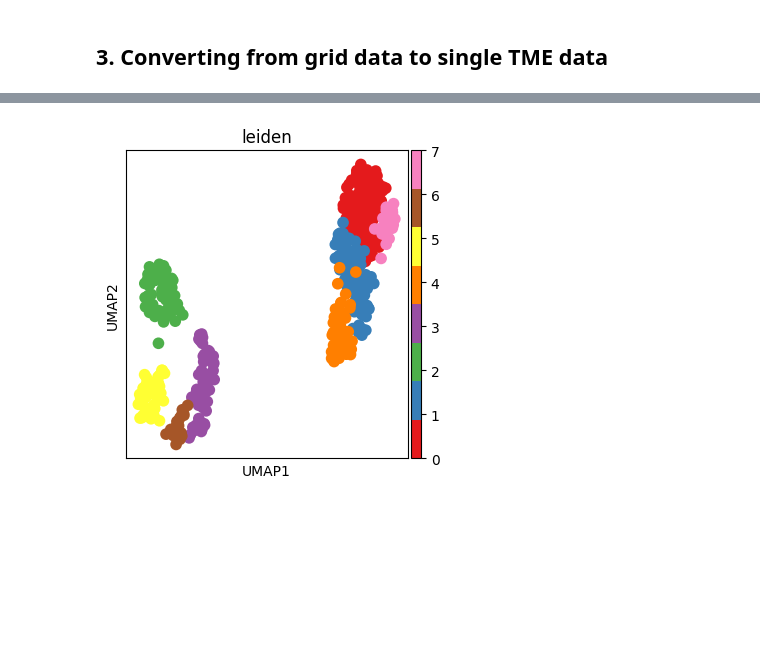
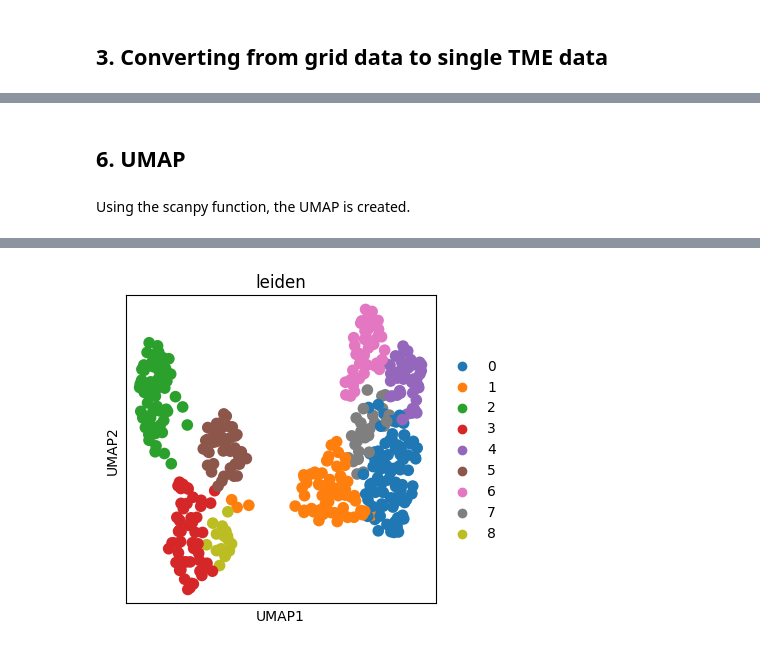
Before and after one commit to shusakai/skny, a Jupyter notebook: docs/notebooks/single-TME_analysis.ipynb, the cells around one changed output, grey strips where cells are left out. Cells and saved outputs as stored; diff of their text form; code cells hidden in the pictures; blank space fills up the shorter version.

```diff
--- a/docs/notebooks/single-TME_analysis.ipynb
+++ b/docs/notebooks/single-TME_analysis.ipynb
@@ -43,8 +64,22 @@ solid = sk.pp.convert_indivisual_solid(grid)
 # %%
+# Filter genes and cells with at least 10 counts
 solid.layers["counts"] = solid.X.copy()
-sc.pp.normalize_total(solid)
+
+# solid object has mean count of expression data of each tumor solid, we can consider it as density.
+# The area of tumor solids are defferent each other, so normalize total underestimate gene expression of tumor solid which has large area.
+# For the above policy, we recommend not to apply normalize total.
+# sc.pp.normalize_total(solid)
+
+# count data is exp distribution
 sc.pp.log1p(solid)
-sc.pp.pca(solid)
-sc.pp.neighbors(solid)
+
+# Keep raw data
+solid.raw = solid
+
+# reduction of dimension
+sc.pp.pca(solid, n_comps=50)
+
+# clustering
+sc.pp.neighbors(solid, n_neighbors=20)
 sc.tl.umap(solid)
 sc.tl.leiden(solid)
@@ -51,15 +131,18 @@ sc.tl.leiden(solid)
+# %% [markdown]
+## 6. UMAP
+# %% [markdown]
+Using the scanpy function, the UMAP is created.
 # %%
-solid.obs["leiden"] = solid.obs["leiden"].astype(int)
+# plot
 fig, ax = plt.subplots(figsize=(4, 4))
-cmap = matplotlib.cm.Set1
-cmap.N = len(solid.obs["leiden"].unique())
-cmap.N = 8
-ax = sc.pl.umap(
+
+sc.pl.umap(
     solid,
     color=[
         "leiden",
     ],
-    wspace=0.4,
     ax=ax,
-    cmap=cmap, )
+    palette=sc.pl.palettes.vega_10,
+    save="solid_umap.png"
+)
 # %% [output]
@@ -66 +150 @@ ax = sc.pl.umap(
-[figure, old version]
+[figure, new version]
```
Also changed, not shown: parts of 33 cells of this notebook, 2 other files.
